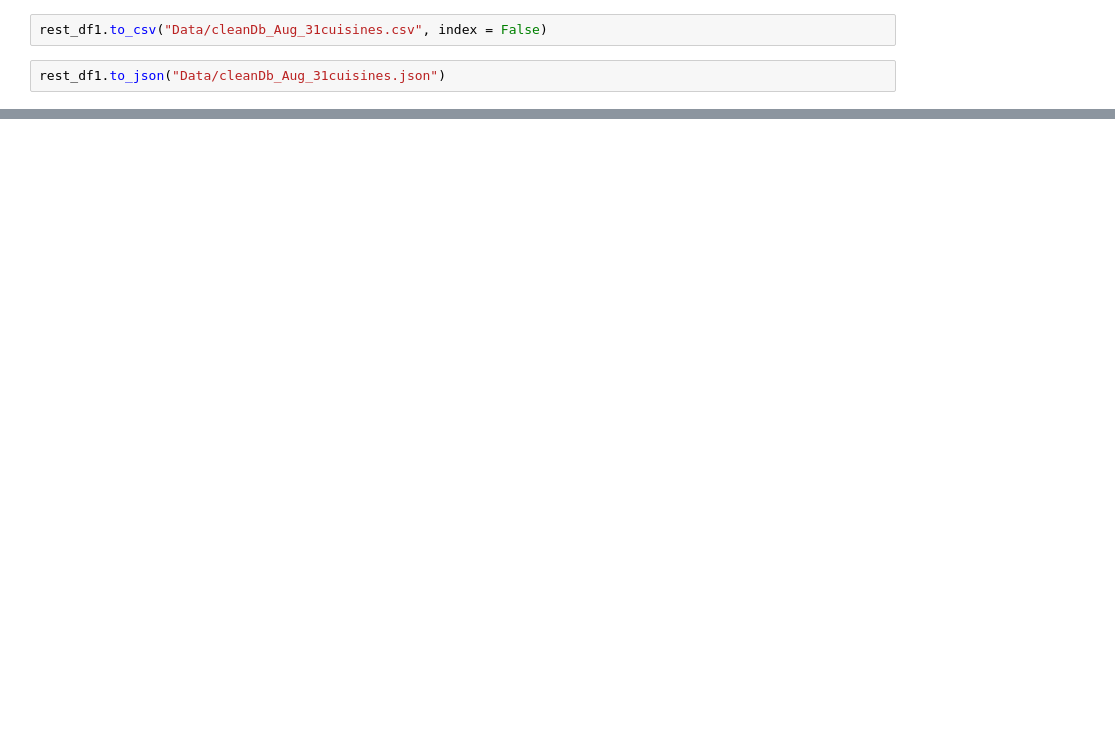
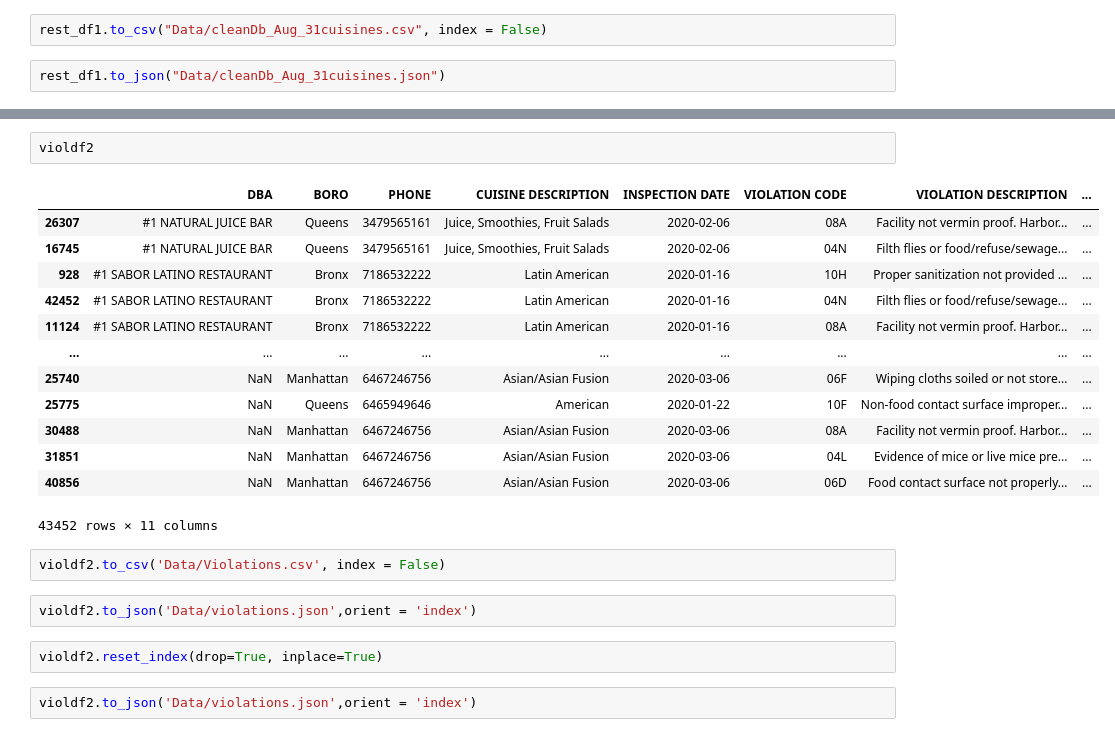
Before and after one commit to meetk5/Team-Project3, a Jupyter notebook: DataCleaning.ipynb, the cells around one changed output, grey strips where cells are left out. Cells and saved outputs as stored; diff of their text form; blank space fills up the shorter version.

```diff
--- a/DataCleaning.ipynb
+++ b/DataCleaning.ipynb
@@ -253,0 +315,24 @@ rest_df1.to_json("Data/cleanDb_Aug_31cuisines.json", orient = 'index')
+# %%
+violdf2
+# %% [output]
+|  | DBA | BORO | PHONE | CUISINE DESCRIPTION | INSPECTION DATE | VIOLATION CODE | VIOLATION DESCRIPTION | ... |
+| 26307 | #1 NATURAL JUICE BAR | Queens | 3479565161 | Juice, Smoothies, Fruit Salads | 2020-02-06 | 08A | Facility not vermin proof. Harbor... | ... |
+| 16745 | #1 NATURAL JUICE BAR | Queens | 3479565161 | Juice, Smoothies, Fruit Salads | 2020-02-06 | 04N | Filth flies or food/refuse/sewage... | ... |
+| 928 | #1 SABOR LATINO RESTAURANT | Bronx | 7186532222 | Latin American | 2020-01-16 | 10H | Proper sanitization not provided ... | ... |
+| 42452 | #1 SABOR LATINO RESTAURANT | Bronx | 7186532222 | Latin American | 2020-01-16 | 04N | Filth flies or food/refuse/sewage... | ... |
+| 11124 | #1 SABOR LATINO RESTAURANT | Bronx | 7186532222 | Latin American | 2020-01-16 | 08A | Facility not vermin proof. Harbor... | ... |
+| ... | ... | ... | ... | ... | ... | ... | ... | ... |
+| 25740 | NaN | Manhattan | 6467246756 | Asian/Asian Fusion | 2020-03-06 | 06F | Wiping cloths soiled or not store... | ... |
+| 25775 | NaN | Queens | 6465949646 | American | 2020-01-22 | 10F | Non-food contact surface improper... | ... |
+| 30488 | NaN | Manhattan | 6467246756 | Asian/Asian Fusion | 2020-03-06 | 08A | Facility not vermin proof. Harbor... | ... |
+| 31851 | NaN | Manhattan | 6467246756 | Asian/Asian Fusion | 2020-03-06 | 04L | Evidence of mice or live mice pre... | ... |
+| 40856 | NaN | Manhattan | 6467246756 | Asian/Asian Fusion | 2020-03-06 | 06D | Food contact surface not properly... | ... |
+43452 rows × 11 columns
+# %%
+violdf2.to_csv('Data/Violations.csv', index = False)
+# %%
+violdf2.to_json('Data/violations.json',orient = 'index')
+# %%
+violdf2.reset_index(drop=True, inplace=True)
+# %%
+violdf2.to_json('Data/violations.json',orient = 'index')
```
Also changed, not shown: parts of 54 cells of this notebook, 13 other files.
